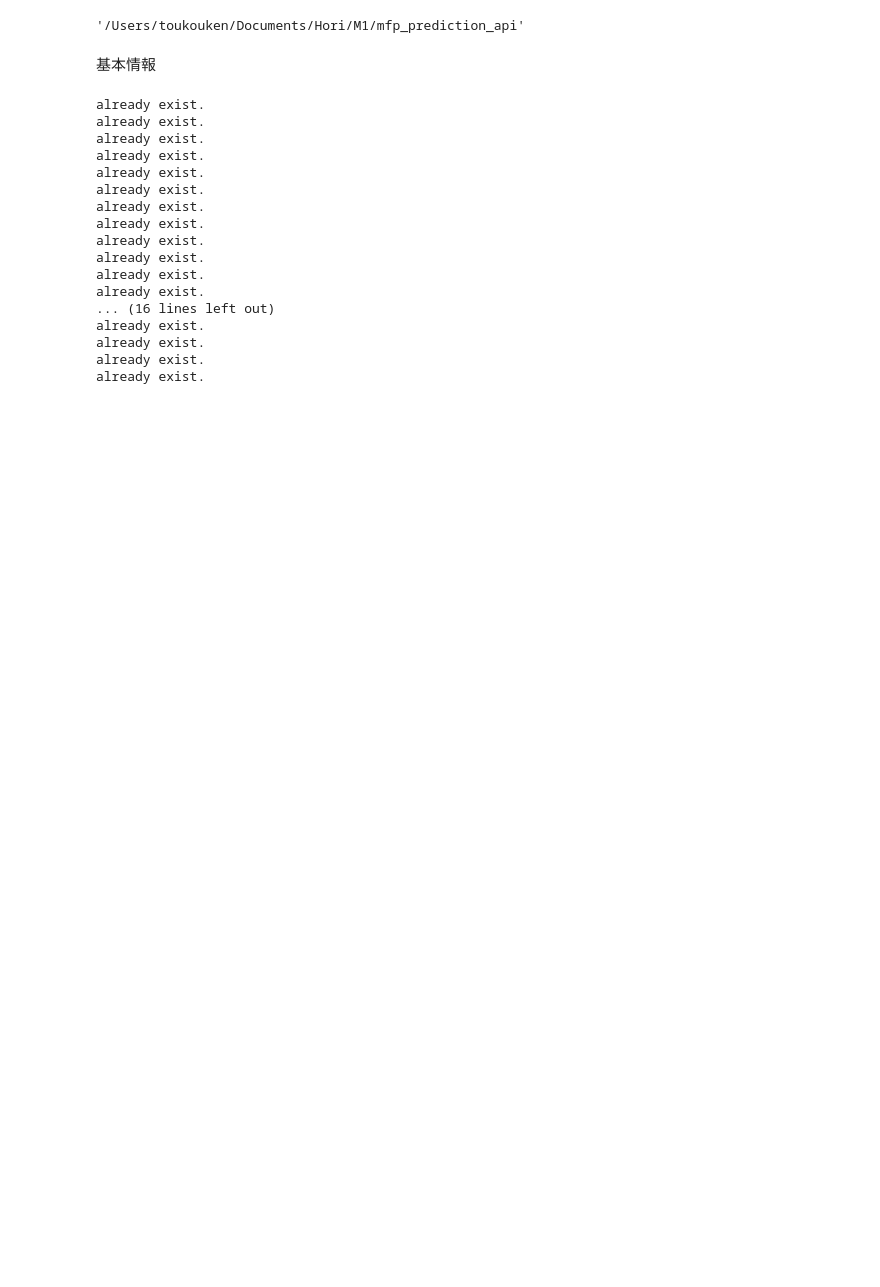
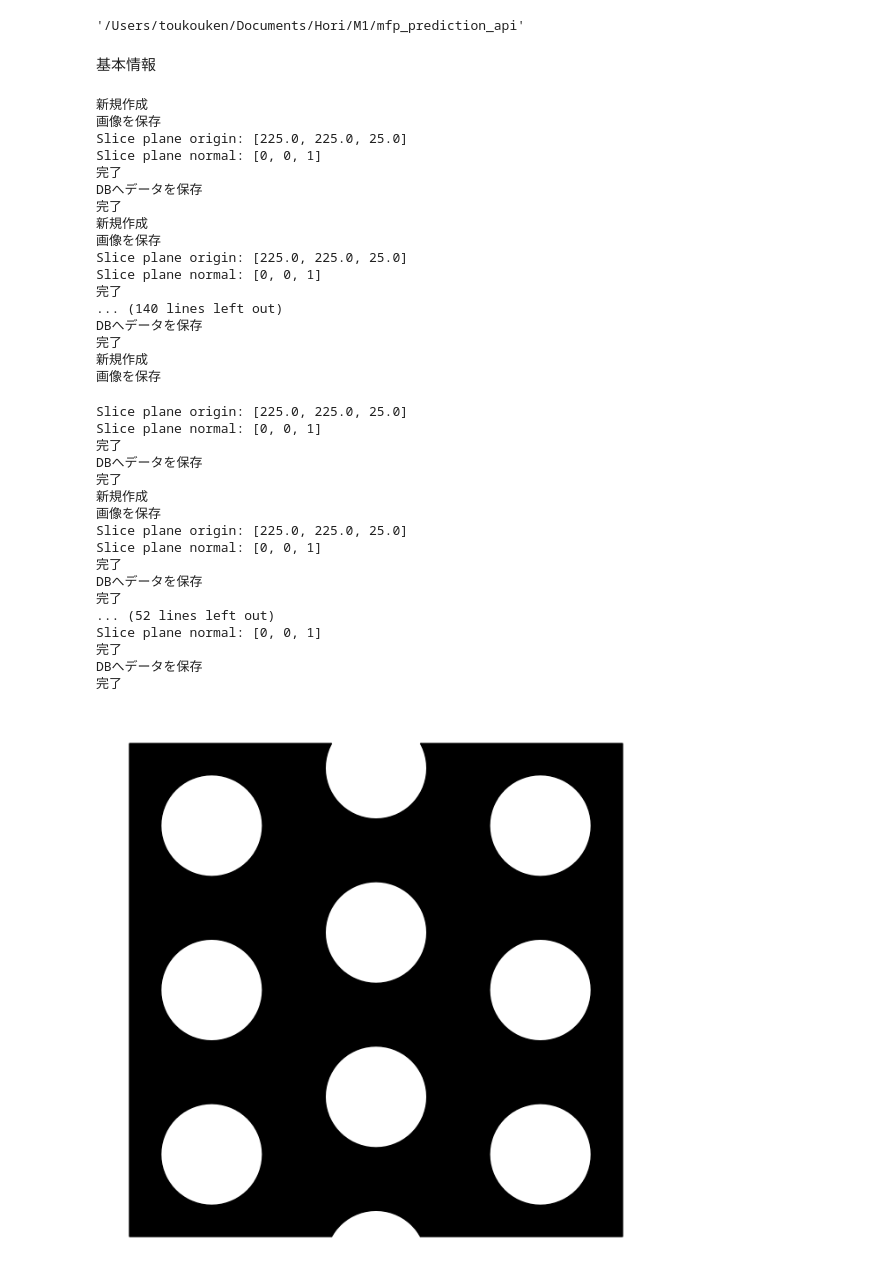
Before and after one commit to KenToukou/mfp_prediction, a Jupyter notebook: notebooks/img/regist.ipynb, the cells around one changed output. Cells and saved outputs as stored; diff of their text form; code cells hidden in the pictures; blank space fills up the shorter version.

```diff
--- a/notebooks/img/regist.ipynb
+++ b/notebooks/img/regist.ipynb
@@ -20,34 +20,52 @@ all_pore_inf_df = db_api.get_all_pore_position_inf()
 # %%
 for index, row in all_pore_inf_df.iterrows():
     im_creator = ImgGenerator(
     Lu=150,
     Lx=450,
     Ly=450,
-    pixel=2400,
+    pixel=100,
     shape=row["shape"],
     porosity=row["porosity"],
     misalignment=row["normalized_misalignment"],
     angle=0
     )
     ImgService.regist_img(
         db_api=db_api,
         img_class=im_creator
     )
 # %% [output]
-already exist.
-already exist.
-already exist.
-already exist.
-already exist.
-already exist.
-already exist.
-already exist.
-already exist.
-already exist.
-already exist.
-already exist.
-... (16 lines left out)
-already exist.
-already exist.
-already exist.
-already exist.
+新規作成
+画像を保存
+Slice plane origin: [225.0, 225.0, 25.0]
+Slice plane normal: [0, 0, 1]
+完了
+DBへデータを保存
+完了
+新規作成
+画像を保存
+Slice plane origin: [225.0, 225.0, 25.0]
+Slice plane normal: [0, 0, 1]
+完了
+... (140 lines left out)
+DBへデータを保存
+完了
+新規作成
+画像を保存
+Slice plane origin: [225.0, 225.0, 25.0]
+Slice plane normal: [0, 0, 1]
+完了
+DBへデータを保存
+完了
+新規作成
+画像を保存
+Slice plane origin: [225.0, 225.0, 25.0]
+Slice plane normal: [0, 0, 1]
+完了
+DBへデータを保存
+完了
+... (52 lines left out)
+Slice plane normal: [0, 0, 1]
+完了
+DBへデータを保存
+完了
+[figure, added]
```
Also changed, not shown: parts of 1 cell of this notebook, 4 other files.
